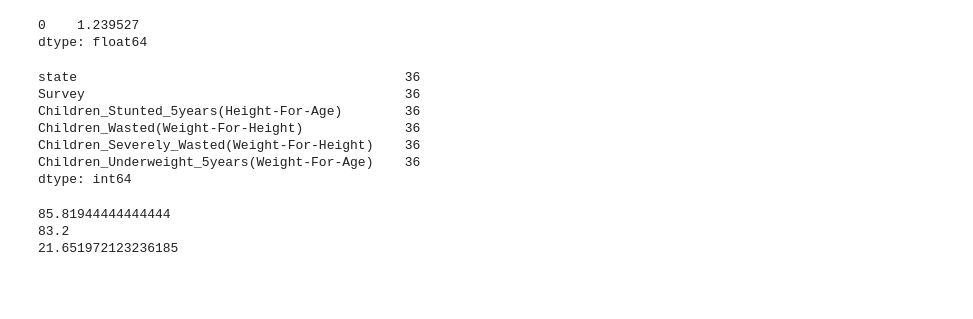
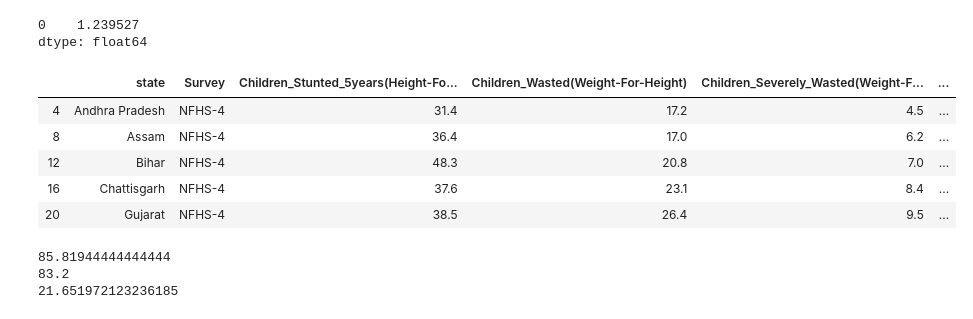
Before and after one commit to narayanan-nithya/Group_Project_Nutritional_Analysis_Of_Children_Under_Age_5, a Jupyter notebook: Complete_Nutritional_Analysis.ipynb, the cells around one changed output. Drawn from its saved outputs; the diff is of its cells as text; code cells hidden in the pictures; blank space fills up the shorter version.

```diff
--- a/Complete_Nutritional_Analysis.ipynb
+++ b/Complete_Nutritional_Analysis.ipynb
@@ -463,17 +463,16 @@ dtype: float64
 # %%
 #Combining the under fed data into one DataFrame -(Stunted, Wasted, Severly Wasted and Underweight) For NFHS4 Rural
 UnderFed_NFHS4__Total_Data = Survey_NFHS4_total[["state","Survey","Children_Stunted_5years(Height-For-Age)","Children_Wasted(Weight-For-Height)","Children_Severely_Wasted(Weight-For-Height)","Children_Underweight_5years(Weight-For-Age)"]]
 
 UnderFed_NFHS4__Total_Data = UnderFed_NFHS4__Total_Data.drop(index=0)
-UnderFed_NFHS4__Total_Data.count()
+UnderFed_NFHS4__Total_Data.head()
 # %% [output]
-state                                          36
-Survey                                         36
-Children_Stunted_5years(Height-For-Age)        36
-Children_Wasted(Weight-For-Height)             36
-Children_Severely_Wasted(Weight-For-Height)    36
-Children_Underweight_5years(Weight-For-Age)    36
-dtype: int64
+|  | state | Survey | Children_Stunted_5years(Height-Fo... | Children_Wasted(Weight-For-Height) | Children_Severely_Wasted(Weight-F... | ... |
+| 4 | Andhra Pradesh | NFHS-4 | 31.4 | 17.2 | 4.5 | ... |
+| 8 | Assam | NFHS-4 | 36.4 | 17.0 | 6.2 | ... |
+| 12 | Bihar | NFHS-4 | 48.3 | 20.8 | 7.0 | ... |
+| 16 | Chattisgarh | NFHS-4 | 37.6 | 23.1 | 8.4 | ... |
+| 20 | Gujarat | NFHS-4 | 38.5 | 26.4 | 9.5 | ... |
 # %%
 ##Combining the under fed data into one DataFrame -
 #(Stunted, Wasted, Severly Wasted and Underweight) For NFHS4 Rural Areas
```
Also changed, not shown: parts of 1 cell of this notebook, 2 other files.
